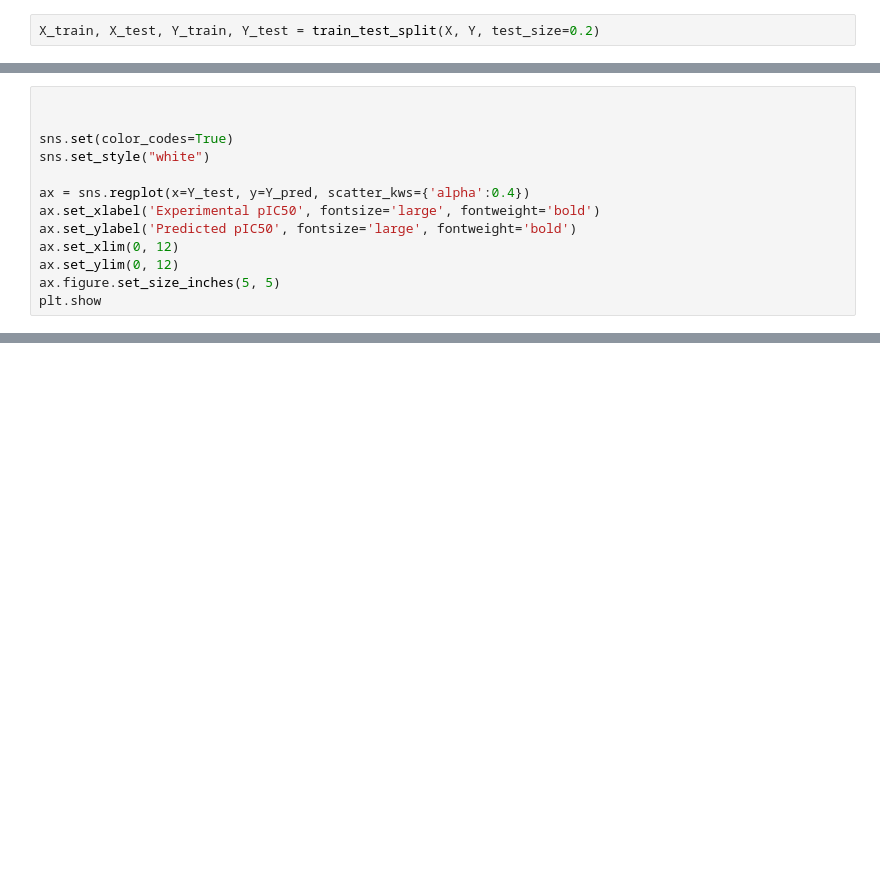
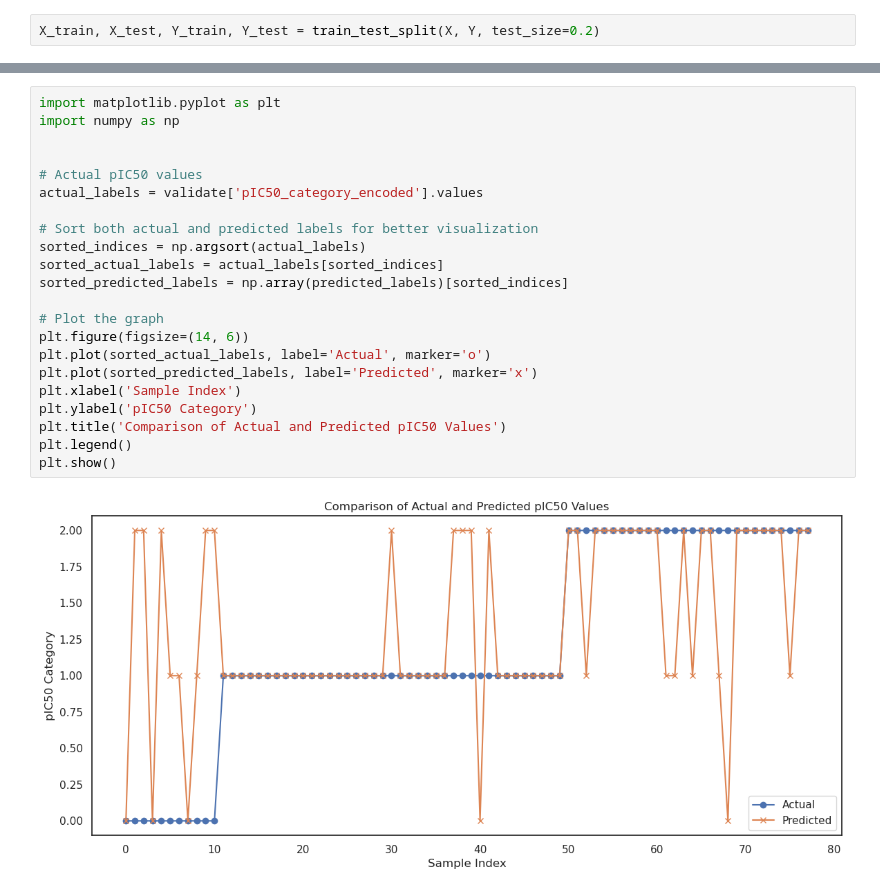
Before and after one commit to CHAN-FRONTEND/DrugDis, a Jupyter notebook: Influenza A.ipynb, the cells around one changed output, grey strips where cells are left out. Drawn from its saved outputs; the diff is of its cells as text; blank space fills up the shorter version.

```diff
--- a/Influenza A.ipynb
+++ b/Influenza A.ipynb
@@ -1400,13 +1299,0 @@ Y_pred = model.predict(X_test)
-# %%
-
-
-sns.set(color_codes=True)
-sns.set_style("white")
-
-ax = sns.regplot(x=Y_test, y=Y_pred, scatter_kws={'alpha':0.4})
-ax.set_xlabel('Experimental pIC50', fontsize='large', fontweight='bold')
-ax.set_ylabel('Predicted pIC50', fontsize='large', fontweight='bold')
-ax.set_xlim(0, 12)
-ax.set_ylim(0, 12)
-ax.figure.set_size_inches(5, 5)
-plt.show
@@ -1417,0 +1398,24 @@ predictor.delete_endpoint()
+# %%
+import matplotlib.pyplot as plt
+import numpy as np
+
+
+# Actual pIC50 values
+actual_labels = validate['pIC50_category_encoded'].values
+
+# Sort both actual and predicted labels for better visualization
+sorted_indices = np.argsort(actual_labels)
+sorted_actual_labels = actual_labels[sorted_indices]
+sorted_predicted_labels = np.array(predicted_labels)[sorted_indices]
+
+# Plot the graph
+plt.figure(figsize=(14, 6))
+plt.plot(sorted_actual_labels, label='Actual', marker='o')
+plt.plot(sorted_predicted_labels, label='Predicted', marker='x')
+plt.xlabel('Sample Index')
+plt.ylabel('pIC50 Category')
+plt.title('Comparison of Actual and Predicted pIC50 Values')
+plt.legend()
+plt.show()
+# %% [output]
+[figure, added]
```
Also changed, not shown: parts of 17 cells of this notebook.
